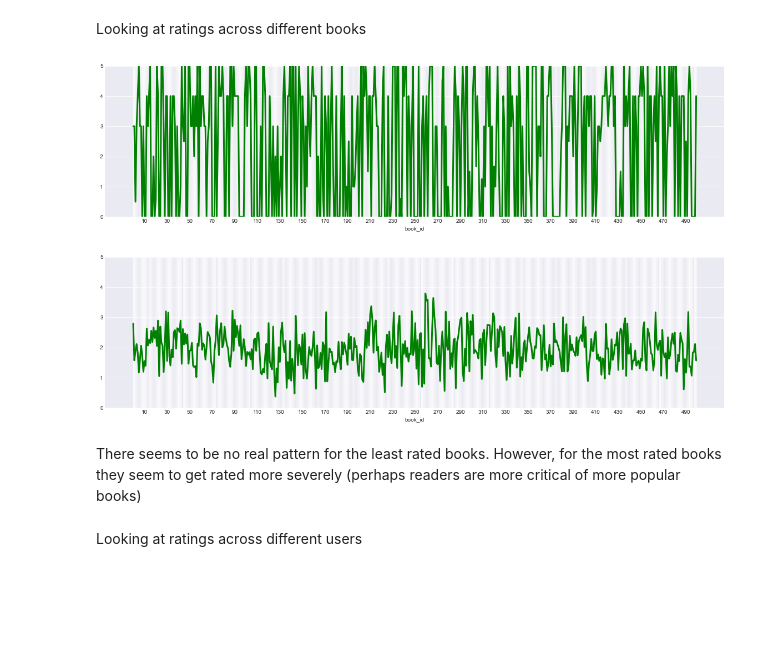
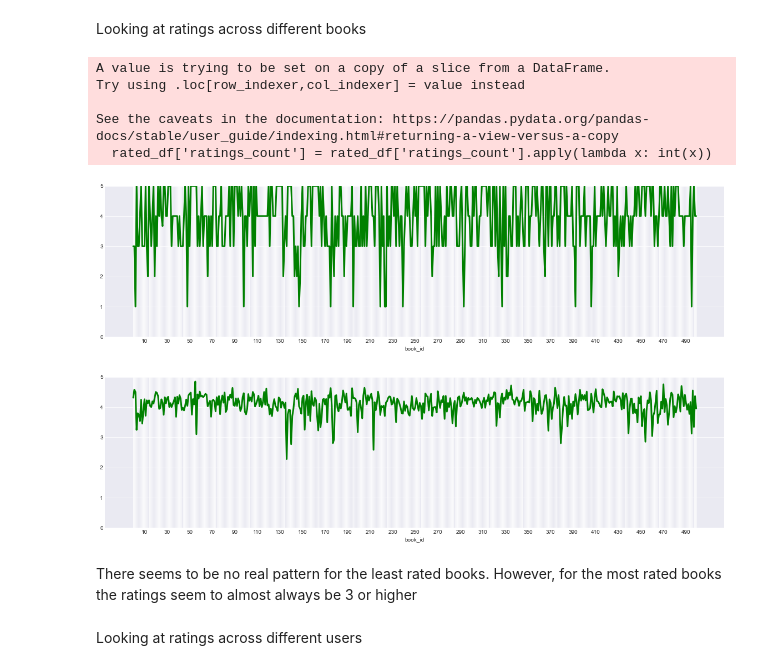
Before and after one commit to MattB17/MLProject, a Jupyter notebook: Exploratory.ipynb, the cells around one changed output. Cells and saved outputs as stored; diff of their text form; code cells hidden in the pictures; blank space fills up the shorter version.

```diff
--- a/Exploratory.ipynb
+++ b/Exploratory.ipynb
@@ -372,11 +372,19 @@ construct_counts_df(all_interactions_df)
 | reviewed | 15551 | 5.69% |
 # %% [markdown]
 Looking at ratings across different books
+# %%
+rated_df = all_interactions_df[all_interactions_df['rating'] > 0]
 # %%
-grouped_books = all_interactions_df.groupby(all_interactions_df['book_id'])['rating'].mean()
+grouped_books = rated_df.groupby(rated_df['book_id'])['rating'].mean()
 # %%
-all_interactions_df['ratings_count'] = all_interactions_df['ratings_count'].apply(lambda x: int(x))
-rating_counts = all_interactions_df.groupby(all_interactions_df['book_id'])['ratings_count'].min()
+rated_df['ratings_count'] = rated_df['ratings_count'].apply(lambda x: int(x))
+rating_counts = rated_df.groupby(rated_df['book_id'])['ratings_count'].min()
+# %% [output]
+A value is trying to be set on a copy of a slice from a DataFrame.
+Try using .loc[row_indexer,col_indexer] = value instead
+
+See the caveats in the documentation: https://pandas.pydata.org/pandas-docs/stable/user_guide/indexing.html#returning-a-view-versus-a-copy
+  rated_df['ratings_count'] = rated_df['ratings_count'].apply(lambda x: int(x))
 # %%
 rating_counts = rating_counts[rating_counts > 0].sort_values()
 least_rated = rating_counts[:500].index
@@ -385,18 +393,18 @@ most_rated = rating_counts[-500:].index
 books_least_rated = grouped_books[grouped_books.index.isin(least_rated)]
 books_most_rated = grouped_books[grouped_books.index.isin(most_rated)]
 # %%
-def visualize_book_ratings(book_ratings, color='green'):
-    """Creates a visual of the ratings in `book_ratings`.
+def visualize_grouped_ratings(grouped_ratings, color='green'):
+    """Creates a visual of the ratings in `grouped_ratings`.
 
-    Assumes `book_ratings` is sorted in ascending order of the
-    number of ratings. That is, books that have been rated fewer
-    times appear before books that have been rated more times. A
-    line plot is produced where books are in the same order.
+    Assumes `grouped_ratings` is sorted in ascending order of the
+    number of ratings. Thegroups could be books or users. And records
+    at the start of the list correspond to groups that have fewer
+    associated ratings.
 
     Parameters
     ----------
-    book_ratings: np.array
-        An numpy array of average ratings by book.
+    grouped_ratings: np.array
+        An numpy array of average ratings by group.
     color: str
         The color used for the line in the plot. The
         default is 'green'
@@ -406,23 +414,23 @@ def visualize_book_ratings(book_ratings, color='green'):
     None
 
     """
-    tick_labels = [str(i) if i % 20 == 10 else '' for i in range(len(book_ratings))]
+    tick_labels = [str(i) if i % 20 == 10 else '' for i in range(len(grouped_ratings))]
 
     plt.figure(figsize=(20,5))
-    book_ratings.plot(color=color, linewidth=3)
-    plt.xticks(range(len(book_ratings)), tick_labels)
+    grouped_ratings.plot(color=color, linewidth=3)
+    plt.xticks(range(len(grouped_ratings)), tick_labels)
     plt.ylim(0, 5)
     plt.show()
 # %%
-visualize_book_ratings(books_least_rated)
+visualize_grouped_ratings(books_least_rated)
 # %% [output]
-[figure, old version]
+[figure, new version]
 # %%
-visualize_book_ratings(books_most_rated)
+visualize_grouped_ratings(books_most_rated)
 # %% [output]
-[figure, old version]
+[figure, new version]
 # %% [markdown]
-There seems to be no real pattern for the least rated books. However, for the most rated books they seem to get rated more severely (perhaps readers are more critical of more popular books)
+There seems to be no real pattern for the least rated books. However, for the most rated books the ratings seem to almost always be 3 or higher
 # %% [markdown]
 Looking at ratings across different users
 # %%
```
Also changed, not shown: parts of 5 cells of this notebook.
